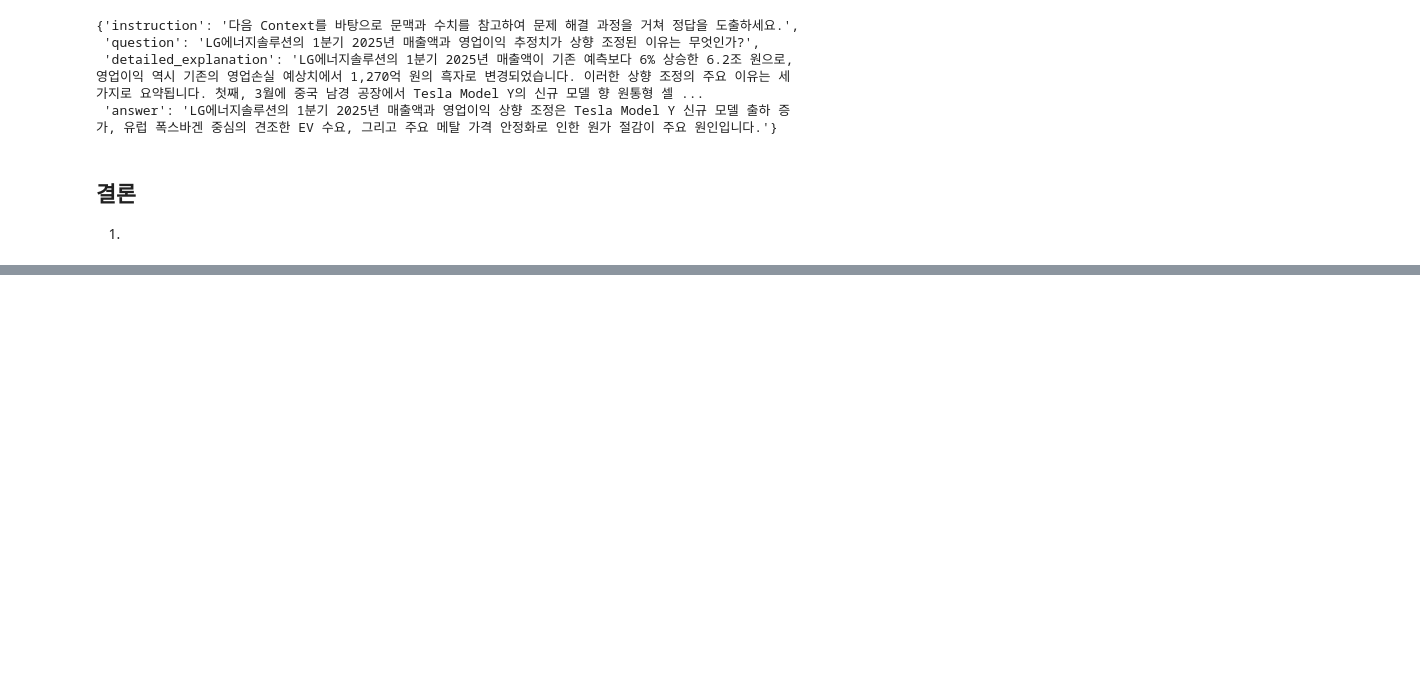
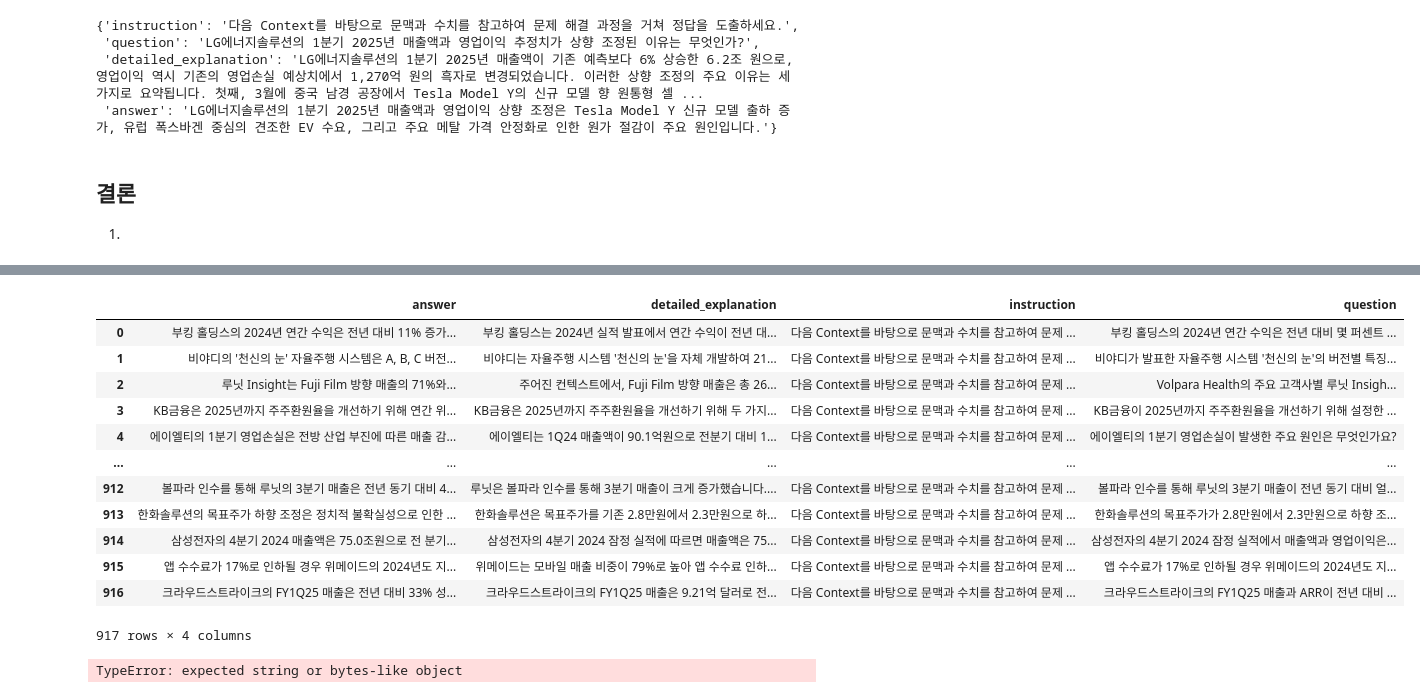
Before and after one commit to Green-Finance/Finance-Model, a Jupyter notebook: note/QA-Pair.ipynb, the cells around one changed output, grey strips where cells are left out. Saved outputs shown, nothing was run; the diff lists cells and outputs as text; code cells hidden in the pictures; blank space fills up the shorter version.

```diff
--- a/note/QA-Pair.ipynb
+++ b/note/QA-Pair.ipynb
@@ -466,0 +590,2 @@ print(f"{data['상세내용'][0]}\n\n")
+# %%
+dataset = load_dataset("UICHEOL-HWANG/GreenFinance-Finance_CoT", split="train")
@@ -466,0 +612,47 @@ print(f"{data['상세내용'][0]}\n\n")
+# %%
+import re
+# 전처리 함수
+def clean_text(example):
+    def process_text(text):
+        if text is None:
+            return ""  # None 값 방지
+        text = re.sub(r'정답:\s*', '', text)  # "정답:" 제거
+        text = re.sub(r'\[.*?\]', '', text).strip()  # 대괄호 안의 내용 제거
+        return text
+
+    # 모든 필드에 대해 처리 적용
+    example["result"]["answer"] = process_text(example["result"]["answer"])
+    example["result"]["detailed_explanation"] = process_text(example["result"]["detailed_explanation"])
+    example["result"]["instruction"] = process_text(example["result"]["instruction"])
+    example["result"]["question"] = process_text(example["result"]["question"])
+
+    return example
+
+# 전처리 적용
+cleaned_dataset = dataset.map(clean_text)
+# %%
+import pandas as pd
+pd.set_option('display.max_columns', None)
+
+data = pd.DataFrame(cleaned_dataset["result"])
+# %%
+data
+# %% [output]
+|  | answer | detailed_explanation | instruction | question |
+| 0 | 부킹 홀딩스의 2024년 연간 수익은 전년 대비 11% 증가... | 부킹 홀딩스는 2024년 실적 발표에서 연간 수익이 전년 대... | 다음 Context를 바탕으로 문맥과 수치를 참고하여 문제 ... | 부킹 홀딩스의 2024년 연간 수익은 전년 대비 몇 퍼센트 ... |
+| 1 | 비야디의 '천신의 눈' 자율주행 시스템은 A, B, C 버전... | 비야디는 자율주행 시스템 '천신의 눈'을 자체 개발하여 21... | 다음 Context를 바탕으로 문맥과 수치를 참고하여 문제 ... | 비야디가 발표한 자율주행 시스템 '천신의 눈'의 버전별 특징... |
+| 2 | 루닛 Insight는 Fuji Film 방향 매출의 71%와... | 주어진 컨텍스트에서, Fuji Film 방향 매출은 총 26... | 다음 Context를 바탕으로 문맥과 수치를 참고하여 문제 ... | Volpara Health의 주요 고객사별 루닛 Insigh... |
+| 3 | KB금융은 2025년까지 주주환원율을 개선하기 위해 연간 위... | KB금융은 2025년까지 주주환원율을 개선하기 위해 두 가지... | 다음 Context를 바탕으로 문맥과 수치를 참고하여 문제 ... | KB금융이 2025년까지 주주환원율을 개선하기 위해 설정한 ... |
+| 4 | 에이엘티의 1분기 영업손실은 전방 산업 부진에 따른 매출 감... | 에이엘티는 1Q24 매출액이 90.1억원으로 전분기 대비 1... | 다음 Context를 바탕으로 문맥과 수치를 참고하여 문제 ... | 에이엘티의 1분기 영업손실이 발생한 주요 원인은 무엇인가요? |
+| ... | ... | ... | ... | ... |
+| 912 | 볼파라 인수를 통해 루닛의 3분기 매출은 전년 동기 대비 4... | 루닛은 볼파라 인수를 통해 3분기 매출이 크게 증가했습니다.... | 다음 Context를 바탕으로 문맥과 수치를 참고하여 문제 ... | 볼파라 인수를 통해 루닛의 3분기 매출이 전년 동기 대비 얼... |
+| 913 | 한화솔루션의 목표주가 하향 조정은 정치적 불확실성으로 인한 ... | 한화솔루션은 목표주가를 기존 2.8만원에서 2.3만원으로 하... | 다음 Context를 바탕으로 문맥과 수치를 참고하여 문제 ... | 한화솔루션의 목표주가가 2.8만원에서 2.3만원으로 하향 조... |
+| 914 | 삼성전자의 4분기 2024 매출액은 75.0조원으로 전 분기... | 삼성전자의 4분기 2024 잠정 실적에 따르면 매출액은 75... | 다음 Context를 바탕으로 문맥과 수치를 참고하여 문제 ... | 삼성전자의 4분기 2024 잠정 실적에서 매출액과 영업이익은... |
+| 915 | 앱 수수료가 17%로 인하될 경우 위메이드의 2024년도 지... | 위메이드는 모바일 매출 비중이 79%로 높아 앱 수수료 인하... | 다음 Context를 바탕으로 문맥과 수치를 참고하여 문제 ... | 앱 수수료가 17%로 인하될 경우 위메이드의 2024년도 지... |
+| 916 | 크라우드스트라이크의 FY1Q25 매출은 전년 대비 33% 성... | 크라우드스트라이크의 FY1Q25 매출은 9.21억 달러로 전... | 다음 Context를 바탕으로 문맥과 수치를 참고하여 문제 ... | 크라우드스트라이크의 FY1Q25 매출과 ARR이 전년 대비 ... |
+917 rows × 4 columns
+# %%
+# 전처리 적용
+cleaned_dataset = dataset.map(clean_text)
+# %% [output]
+TypeError: expected string or bytes-like object
```
Also changed, not shown: parts of 17 cells of this notebook, 4 other files.
